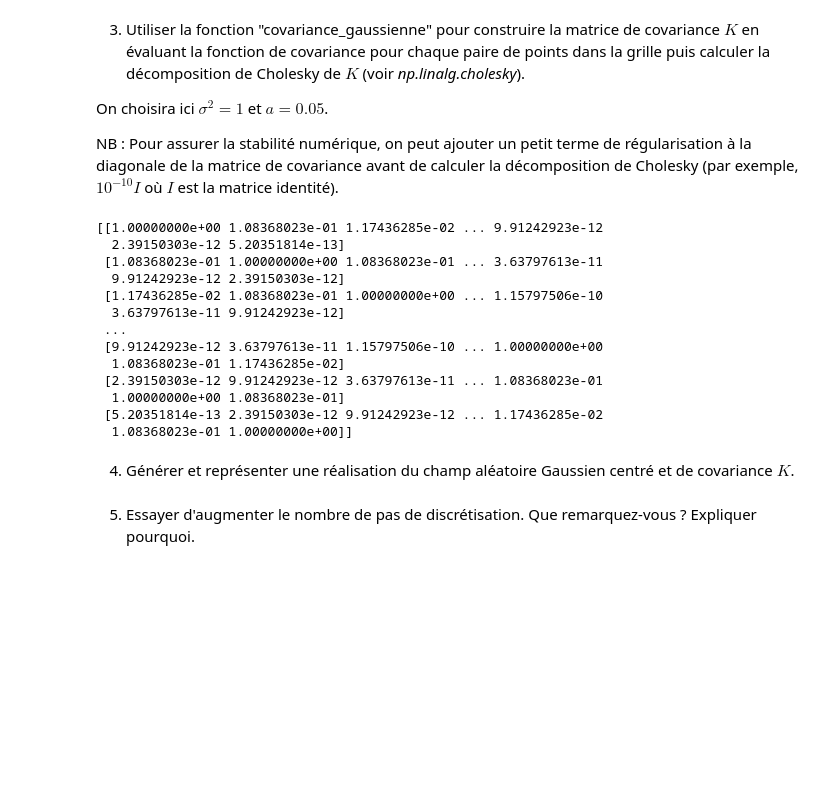
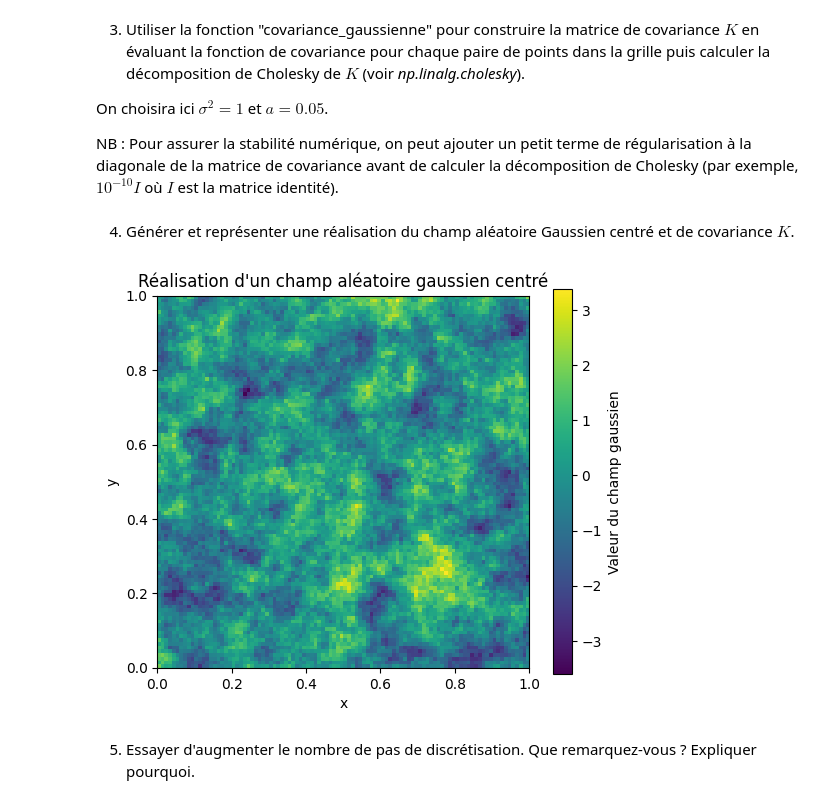
Before and after one commit to lduvallaude/projet-numerique-de-probabilites, a Jupyter notebook: Projet Probabilités.ipynb, the cells around one changed output. Saved outputs shown, nothing was run; the diff lists cells and outputs as text; code cells hidden in the pictures; blank space fills up the shorter version.

```diff
--- a/Projet Probabilités.ipynb
+++ b/Projet Probabilités.ipynb
@@ -57,27 +78,45 @@ NB : Pour assurer la stabilité numérique, on peut ajouter un petit terme de r
 # %%
 sigma2 = 1.0
 a = 0.05
-n = 10
+n = 100
 D = matrice_distance(grille(n))
-K = sigma2 * np.exp(-D / a) # on tire profit du fait que D est une matrice numpy
 
-print(K)
+def matrice_covariance_gaussienne(D, sigma2, a):
+    return sigma2 * np.exp(-D / a)
+
+def decomposition_cholesky_gaussienne(n, sigma2, a):
+    L = np.linalg.cholesky(matrice_covariance_gaussienne(D, sigma2, a) + 1e-10 * np.eye(n*n))
+    return L
+
+K = matrice_covariance_gaussienne(D, sigma2, a)
+L = decomposition_cholesky_gaussienne(n, sigma2, a) # K=LL^T
+
+# print(K,L)
-# %% [output]
-[[1.00000000e+00 1.08368023e-01 1.17436285e-02 ... 9.91242923e-12
-  2.39150303e-12 5.20351814e-13]
- [1.08368023e-01 1.00000000e+00 1.08368023e-01 ... 3.63797613e-11
-  9.91242923e-12 2.39150303e-12]
- [1.17436285e-02 1.08368023e-01 1.00000000e+00 ... 1.15797506e-10
-  3.63797613e-11 9.91242923e-12]
- ...
- [9.91242923e-12 3.63797613e-11 1.15797506e-10 ... 1.00000000e+00
-  1.08368023e-01 1.17436285e-02]
- [2.39150303e-12 9.91242923e-12 3.63797613e-11 ... 1.08368023e-01
-  1.00000000e+00 1.08368023e-01]
- [5.20351814e-13 2.39150303e-12 9.91242923e-12 ... 1.17436285e-02
-  1.08368023e-01 1.00000000e+00]]
 # %% [markdown]
 4. Générer et représenter une réalisation du champ aléatoire Gaussien centré et de covariance $K$.
+# %%
+def realisation_champ_gaussien(n, sigma2, a):
+    # vecteur normal centré
+    z = np.random.randn(n*n)
+
+    # Réalisation du champ gaussien (cf. PROBA V, pages 12-13)
+    X = np.dot(decomposition_cholesky_gaussienne(n, sigma2, a), z) # renvoie un vecteur colonne de taille n*n
+
+    # reshape pour l'affichage en 2D
+    X2D = X.reshape((n, n))
+    return X2D
+
+X2D = realisation_champ_gaussien(n, sigma2, a)
+
+plt.figure(figsize=(6,5))
+plt.imshow(X2D, extent=[0,1,0,1], origin='lower', cmap='viridis')
+plt.colorbar(label='Valeur du champ gaussien')
+plt.title("Réalisation d'un champ aléatoire gaussien centré")
+plt.xlabel("x")
+plt.ylabel("y")
+plt.show()
+# %% [output]
+[figure, added]
 # %% [markdown]
 5. Essayer d'augmenter le nombre de pas de discrétisation. Que remarquez-vous ? Expliquer pourquoi.
 # %% [markdown]
```
Also changed, not shown: parts of 1 cell of this notebook.
